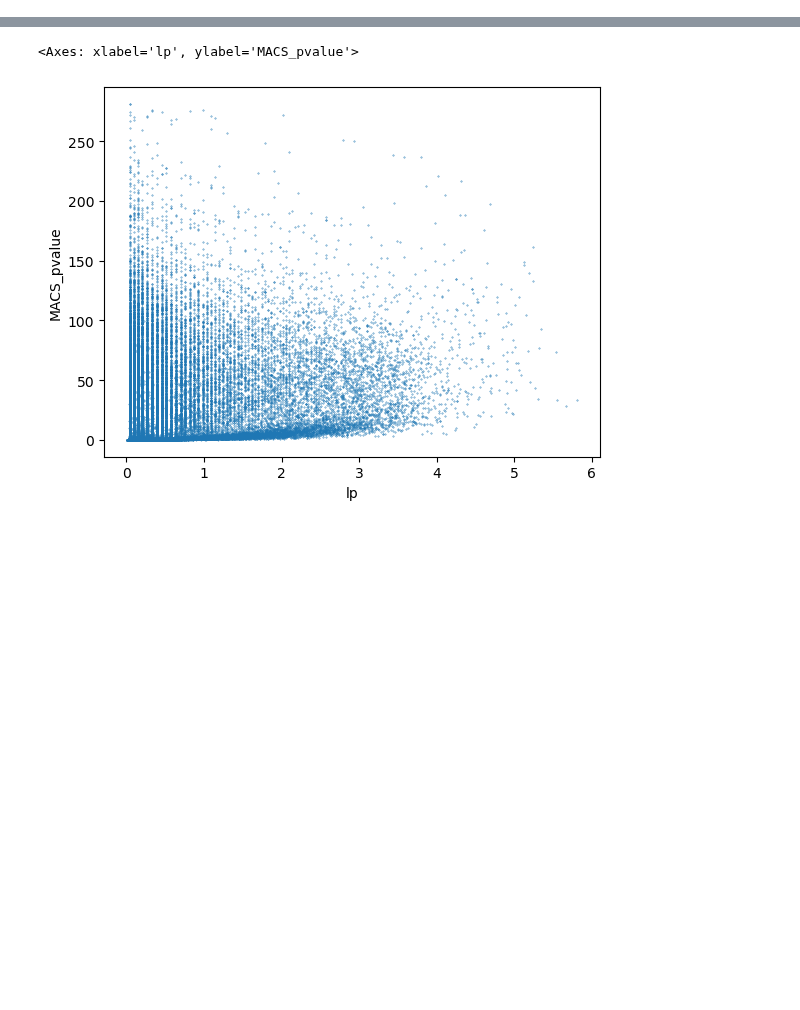
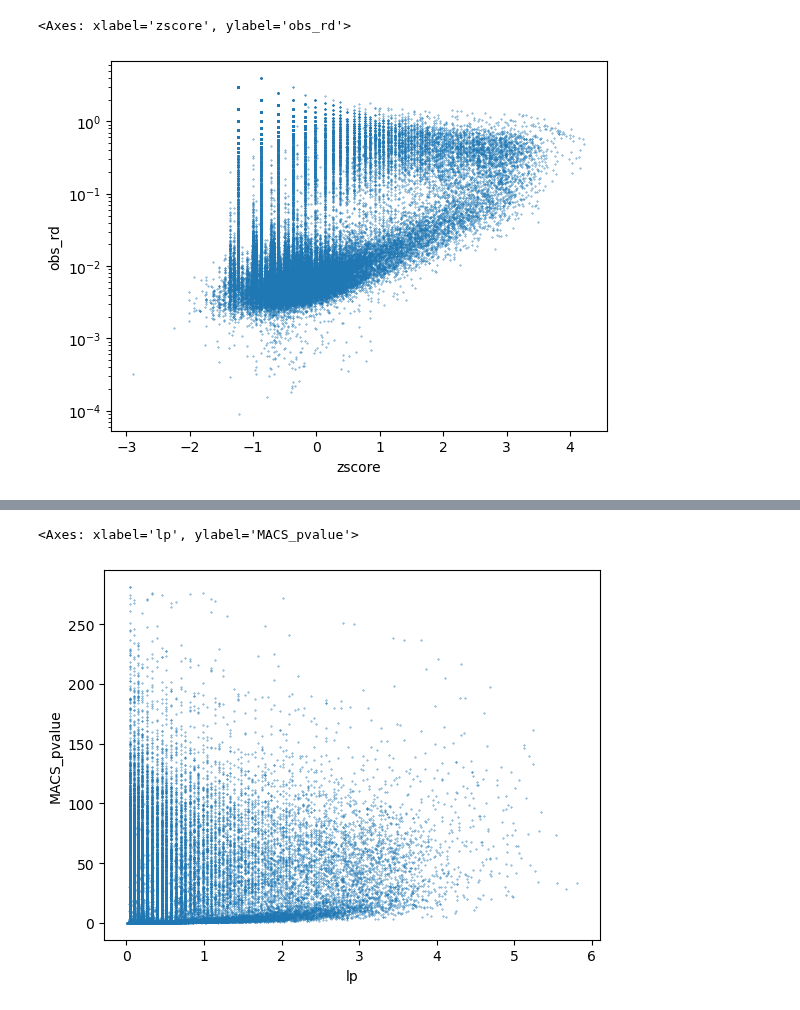
Before and after one commit to princeps091-binf/TFHclust, a Jupyter notebook: scripts/explore_pysam.ipynb, the cells around one changed output, grey strips where cells are left out. Cells and saved outputs as stored; diff of their text form; code cells hidden in the pictures; blank space fills up the shorter version.

```diff
--- a/scripts/explore_pysam.ipynb
+++ b/scripts/explore_pysam.ipynb
@@ -241,0 +180,8 @@ cl_summary_tbl =  (data_tbl
+# %%
+(cl_summary_tbl
+ .assign(obs_rd = lambda df_: (df_.rc/df_.w))
+ .plot.scatter(x='zscore',y='obs_rd',s=0.1,logy=True)
+ )
+# %% [output]
+<Axes: xlabel='zscore', ylabel='obs_rd'>
+[figure, added]
```
Also changed, not shown: parts of 26 cells of this notebook, 1 other file.
